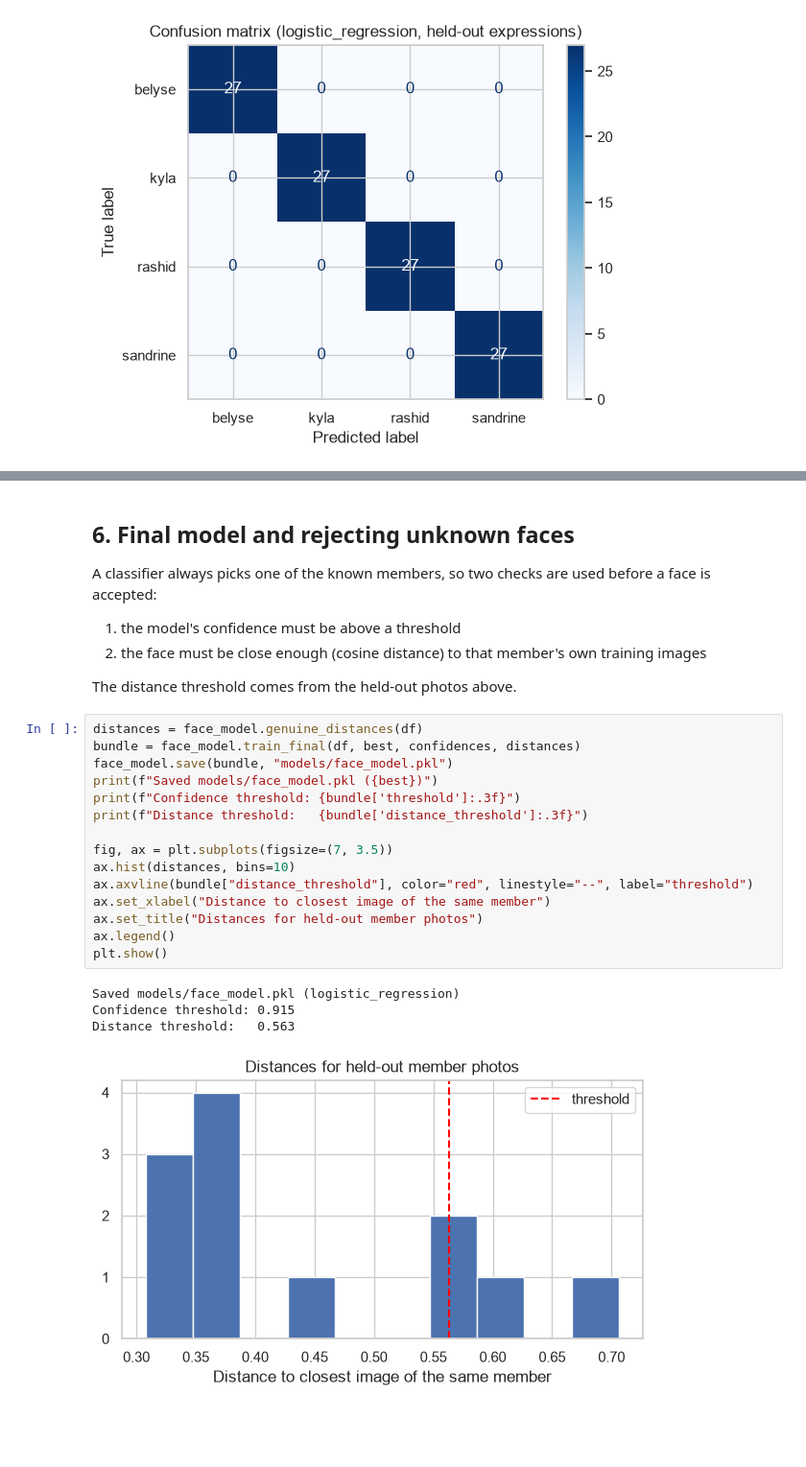
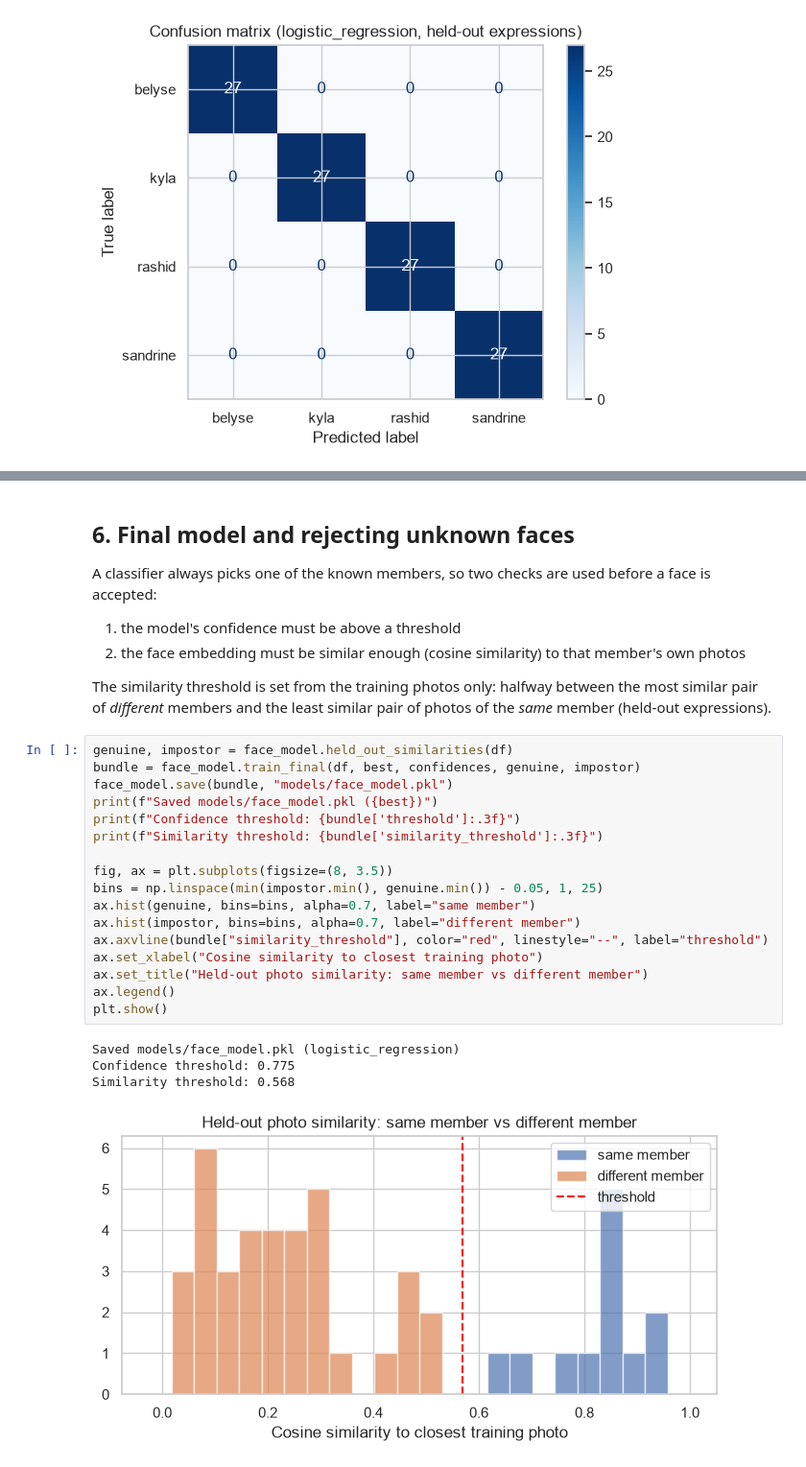
Before and after one commit to kbelyse/MLP-Formative-2-Group-14, a Jupyter notebook: notebooks/02_image_processing.ipynb, the cells around one changed output, grey strips where cells are left out. Shown at 96% size. Saved outputs shown, nothing was run; the diff lists cells and outputs as text; blank space fills up the shorter version.

Commit message:
Use SFace face embeddings and test face model on unseen member and outsider photos

```diff
--- a/notebooks/02_image_processing.ipynb
+++ b/notebooks/02_image_processing.ipynb
@@ -228,27 +232,29 @@ pd.concat(rows).round(3)
 A classifier always picks one of the known members, so two checks are used before a face is accepted:
 
 1. the model's confidence must be above a threshold
-2. the face must be close enough (cosine distance) to that member's own training images
+2. the face embedding must be similar enough (cosine similarity) to that member's own photos
 
-The distance threshold comes from the held-out photos above.
+The similarity threshold is set from the training photos only: halfway between the most similar pair of *different* members and the least similar pair of photos of the *same* member (held-out expressions).
 # %%
-distances = face_model.genuine_distances(df)
-bundle = face_model.train_final(df, best, confidences, distances)
+genuine, impostor = face_model.held_out_similarities(df)
+bundle = face_model.train_final(df, best, confidences, genuine, impostor)
 face_model.save(bundle, "models/face_model.pkl")
 print(f"Saved models/face_model.pkl ({best})")
 print(f"Confidence threshold: {bundle['threshold']:.3f}")
-print(f"Distance threshold:   {bundle['distance_threshold']:.3f}")
+print(f"Similarity threshold: {bundle['similarity_threshold']:.3f}")
 
-fig, ax = plt.subplots(figsize=(7, 3.5))
-ax.hist(distances, bins=10)
-ax.axvline(bundle["distance_threshold"], color="red", linestyle="--", label="threshold")
-ax.set_xlabel("Distance to closest image of the same member")
-ax.set_title("Distances for held-out member photos")
+fig, ax = plt.subplots(figsize=(8, 3.5))
+bins = np.linspace(min(impostor.min(), genuine.min()) - 0.05, 1, 25)
+ax.hist(genuine, bins=bins, alpha=0.7, label="same member")
+ax.hist(impostor, bins=bins, alpha=0.7, label="different member")
+ax.axvline(bundle["similarity_threshold"], color="red", linestyle="--", label="threshold")
+ax.set_xlabel("Cosine similarity to closest training photo")
+ax.set_title("Held-out photo similarity: same member vs different member")
 ax.legend()
 plt.show()
 # %% [output]
 Saved models/face_model.pkl (logistic_regression)
-Confidence threshold: 0.915
-Distance threshold:   0.563
+Confidence threshold: 0.775
+Similarity threshold: 0.568
-[figure, old version]
+[figure, new version]
 # %% [markdown]
```
Also changed, not shown: parts of 18 cells of this notebook, 24 other files.
